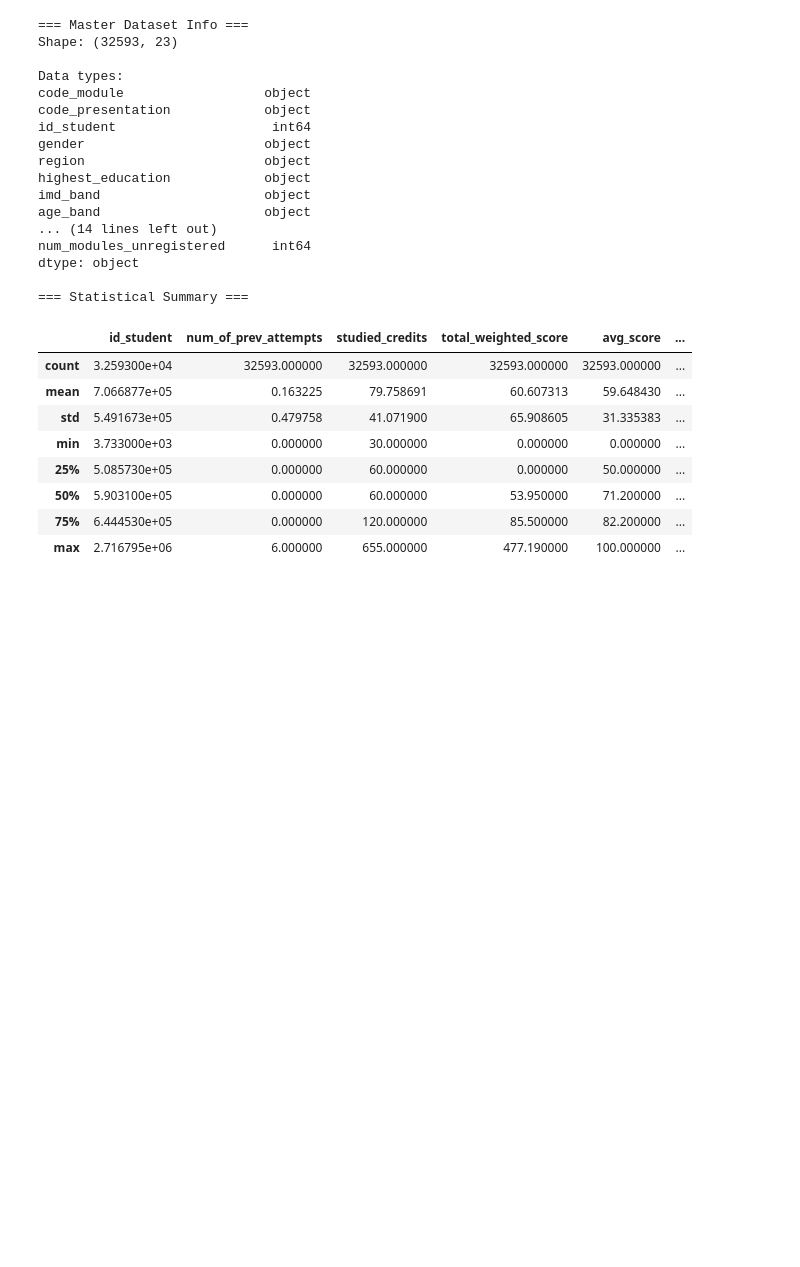
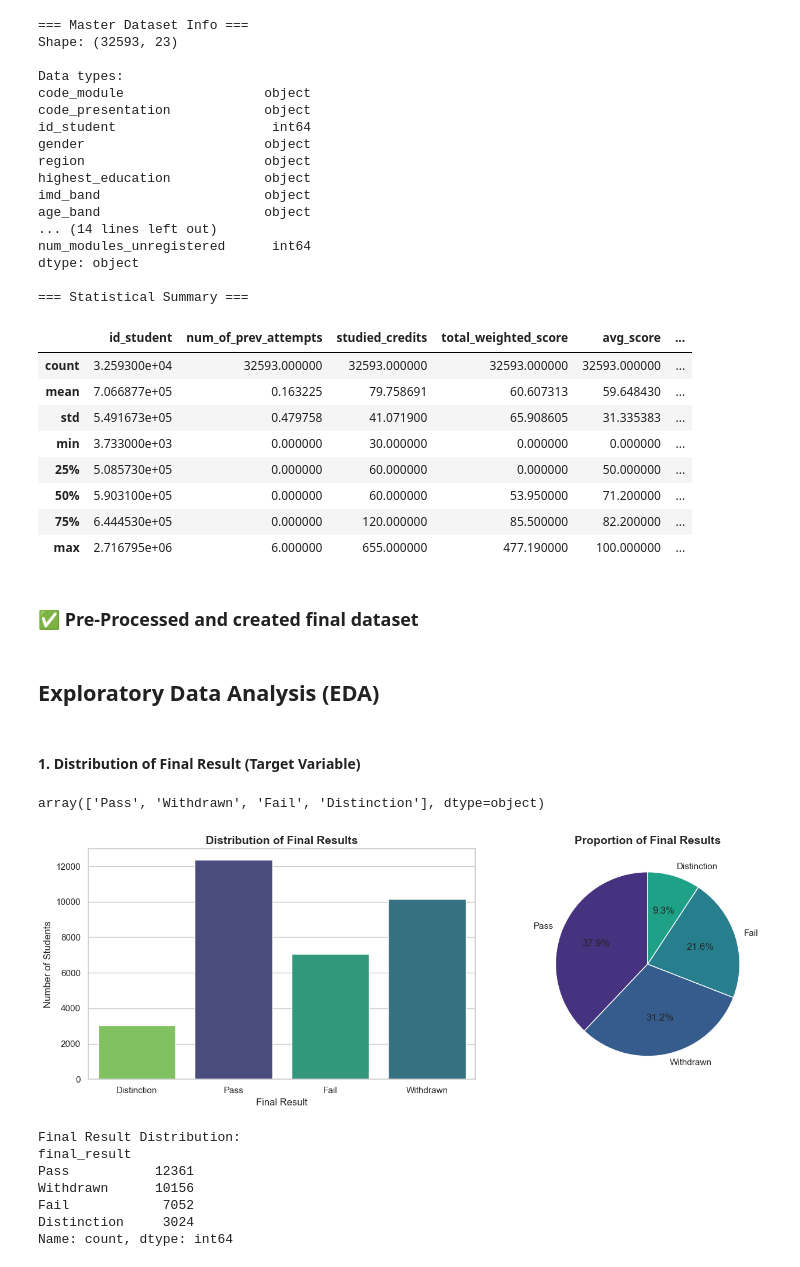
Before and after one commit to SDPcodes/student-performance-analytics, a Jupyter notebook: analytics_notebook.ipynb, the cells around one changed output. Saved outputs shown, nothing was run; the diff lists cells and outputs as text; code cells hidden in the pictures; blank space fills up the shorter version.

```diff
--- a/analytics_notebook.ipynb
+++ b/analytics_notebook.ipynb
@@ -397,3 +397,57 @@ dtype: object
 | 50% | 5.903100e+05 | 0.000000 | 60.000000 | 53.950000 | 71.200000 | ... |
 | 75% | 6.444530e+05 | 0.000000 | 120.000000 | 85.500000 | 82.200000 | ... |
 | max | 2.716795e+06 | 6.000000 | 655.000000 | 477.190000 | 100.000000 | ... |
+# %% [markdown]
+### ✅ Pre-Processed and created final dataset
+# %% [markdown]
+## Exploratory Data Analysis (EDA)
+# %%
+# Import Packages
+
+import matplotlib.pyplot as plt
+import seaborn as sns
+import numpy as np
+
+sns.set_theme(style="whitegrid")
+plt.rcParams["figure.figsize"] = (12, 6)
+# %% [markdown]
+#### 1. Distribution of Final Result (Target Variable)
+# %%
+# Check unique values in final_result column
+master_df["final_result"].unique()
+# %% [output]
+array(['Pass', 'Withdrawn', 'Fail', 'Distinction'], dtype=object)
+# %%
+# Display in bar plot and pie chart
+fig, axes = plt.subplots(1, 2, figsize=(14,5))
+
+# Count plot
+result_order = ["Distinction", "Pass", "Fail", "Withdrawn"]
+sns.countplot(data=master_df, x="final_result", hue="final_result", order=result_order, palette="viridis", ax=axes[0])
+axes[0].set_title("Distribution of Final Results", fontsize=14, fontweight="bold")
+axes[0].set_xlabel("Final Result")
+axes[0].set_ylabel("Number of Students")
+
+# Pie Chart
+master_df["final_result"].value_counts().plot.pie(
+    ax=axes[1],
+    autopct='%1.1f%%',
+    colors=sns.color_palette("viridis"),
+    startangle=90
+)
+axes[1].set_title("Proportion of Final Results", fontsize=14, fontweight="bold")
+axes[1].set_ylabel("")
+
+plt.tight_layout()
+plt.show()
+
+print(f"\nFinal Result Distribution:\n{master_df['final_result'].value_counts()}")
+# %% [output]
+[figure, added]
+Final Result Distribution:
+final_result
+Pass           12361
+Withdrawn      10156
+Fail            7052
+Distinction     3024
+Name: count, dtype: int64
```
Also changed, not shown: parts of 12 cells of this notebook.
